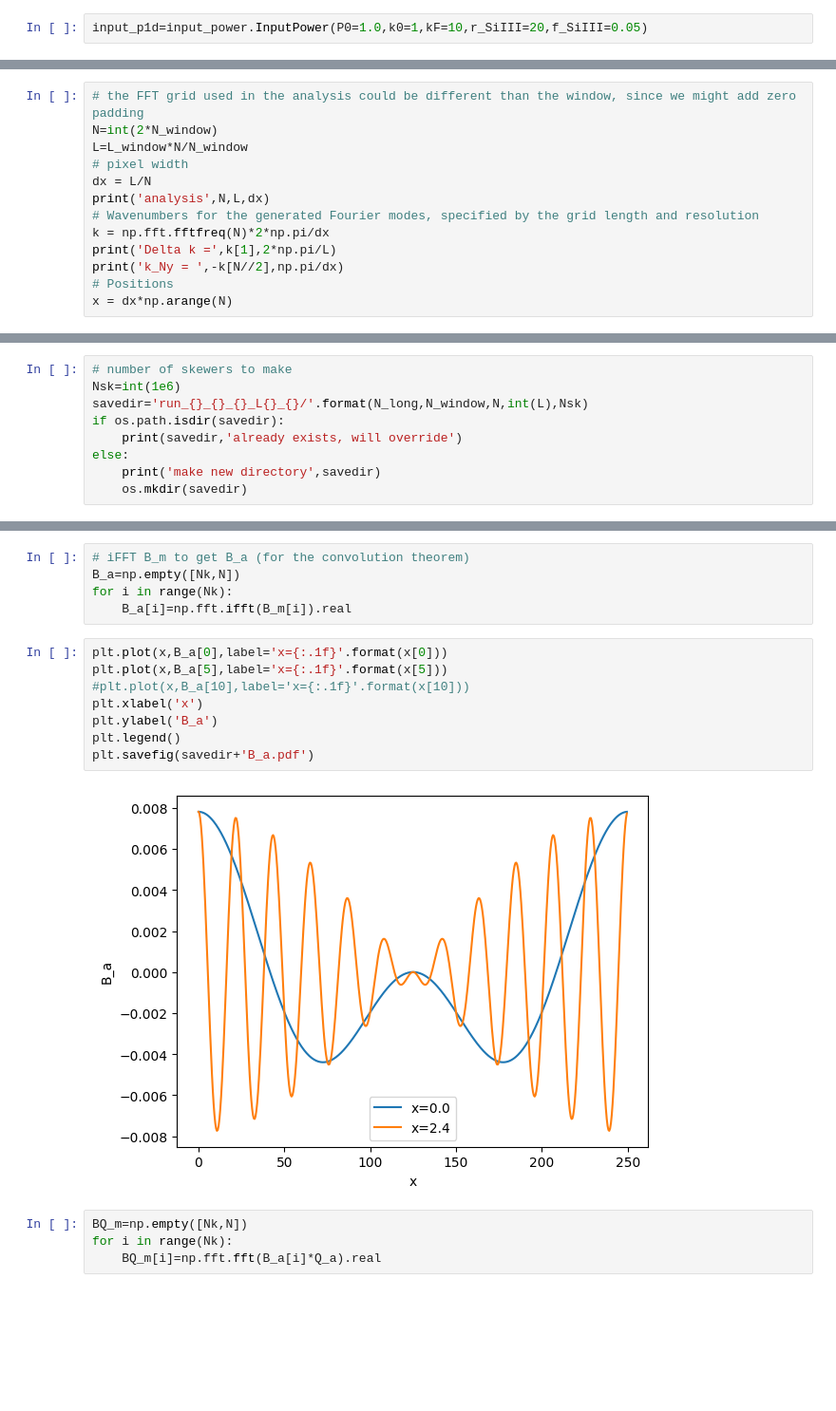
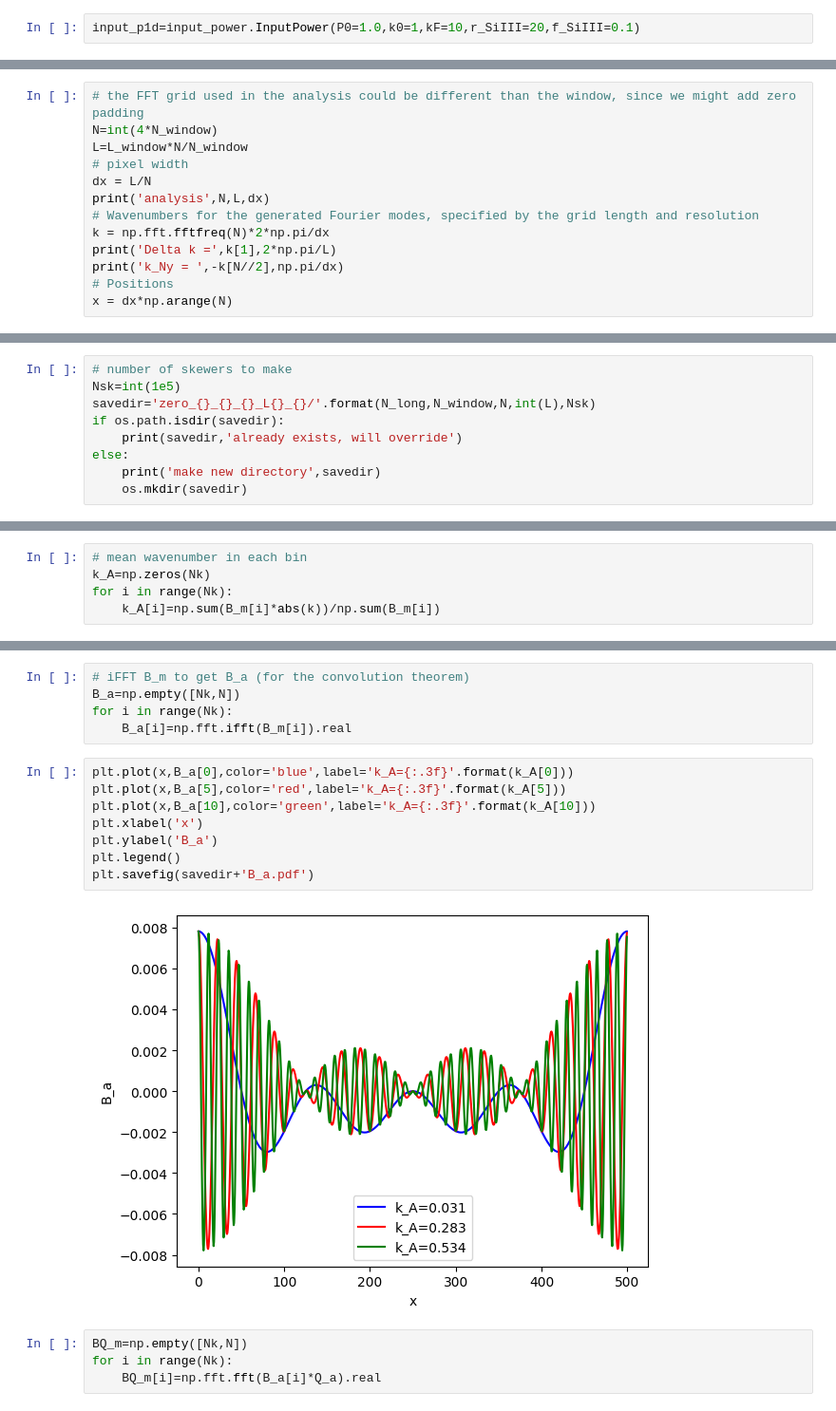
Before and after one commit to sindhusatyavolu/fourier_playground, a Jupyter notebook: fft_masking/zero_padding.ipynb, the cells around one changed output, grey strips where cells are left out. Shown at 95% size. Cells and saved outputs as stored; diff of their text form; blank space fills up the shorter version.

```diff
--- a/fft_masking/zero_padding.ipynb
+++ b/fft_masking/zero_padding.ipynb
@@ -12,7 +14,7 @@ import skewer_maker
 # %% [markdown]
 Define the input power spectrum
 # %%
-input_p1d=input_power.InputPower(P0=1.0,k0=1,kF=10,r_SiIII=20,f_SiIII=0.05)
+input_p1d=input_power.InputPower(P0=1.0,k0=1,kF=10,r_SiIII=20,f_SiIII=0.1)
 # %% [markdown]
 Define the long FFT grid used to generate skewers
 # %%
@@ -36,7 +38,7 @@ print('window',N_window,L_window,L_window/N_window)
 window 256 125.0 0.48828125
 # %%
 # the FFT grid used in the analysis could be different than the window, since we might add zero padding
-N=int(2*N_window)
+N=int(4*N_window)
 L=L_window*N/N_window
 # pixel width
 dx = L/N
@@ -60,8 +62,8 @@ true_p1d=input_p1d.get_true_p1d(np.abs(k))
 The squared amplitude of the Fourier modes should (on average!) agree with the input power spectrum
 # %%
 # number of skewers to make
-Nsk=int(1e6)
-savedir='run_{}_{}_{}_L{}_{}/'.format(N_long,N_window,N,int(L),Nsk)
+Nsk=int(1e5)
+savedir='zero_{}_{}_{}_L{}_{}/'.format(N_long,N_window,N,int(L),Nsk)
 if os.path.isdir(savedir):
     print(savedir,'already exists, will override')
 else:
@@ -197,4 +200,9 @@ for i in range(Nk):
     #print(i,k_edges[i],k_edges[i+1])
     inbin=(abs(k)>k_edges[i]) & (abs(k)<k_edges[i+1])
     B_m[i,inbin]=1
+# %%
+# mean wavenumber in each bin
+k_A=np.zeros(Nk)
+for i in range(Nk):
+    k_A[i]=np.sum(B_m[i]*abs(k))/np.sum(B_m[i])
 # %%
@@ -214,15 +231,15 @@ B_a=np.empty([Nk,N])
 for i in range(Nk):
     B_a[i]=np.fft.ifft(B_m[i]).real
 # %%
-plt.plot(x,B_a[0],label='x={:.1f}'.format(x[0]))
-plt.plot(x,B_a[5],label='x={:.1f}'.format(x[5]))
-#plt.plot(x,B_a[10],label='x={:.1f}'.format(x[10]))
+plt.plot(x,B_a[0],color='blue',label='k_A={:.3f}'.format(k_A[0]))
+plt.plot(x,B_a[5],color='red',label='k_A={:.3f}'.format(k_A[5]))
+plt.plot(x,B_a[10],color='green',label='k_A={:.3f}'.format(k_A[10]))
 plt.xlabel('x')
 plt.ylabel('B_a')
 plt.legend()
 plt.savefig(savedir+'B_a.pdf')
 # %% [output]
-[figure, old version]
+[figure, new version]
 # %%
 BQ_m=np.empty([Nk,N])
 for i in range(Nk):
```
Also changed, not shown: parts of 13 cells of this notebook, 1 other file.
